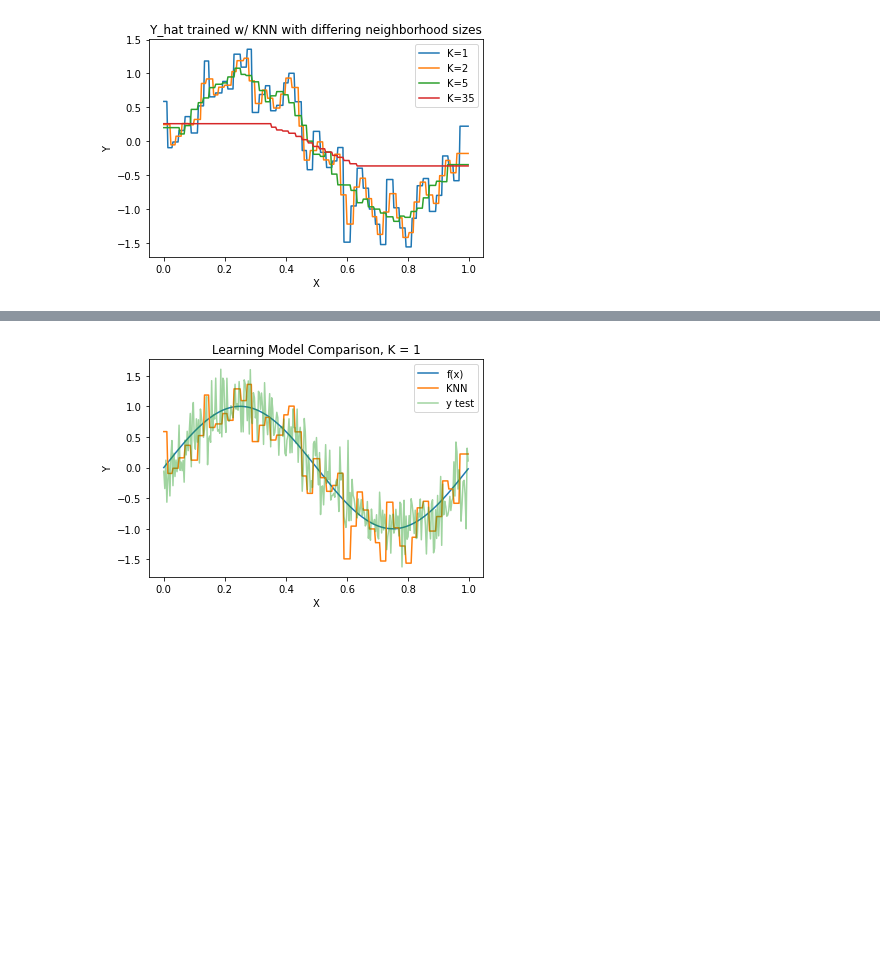
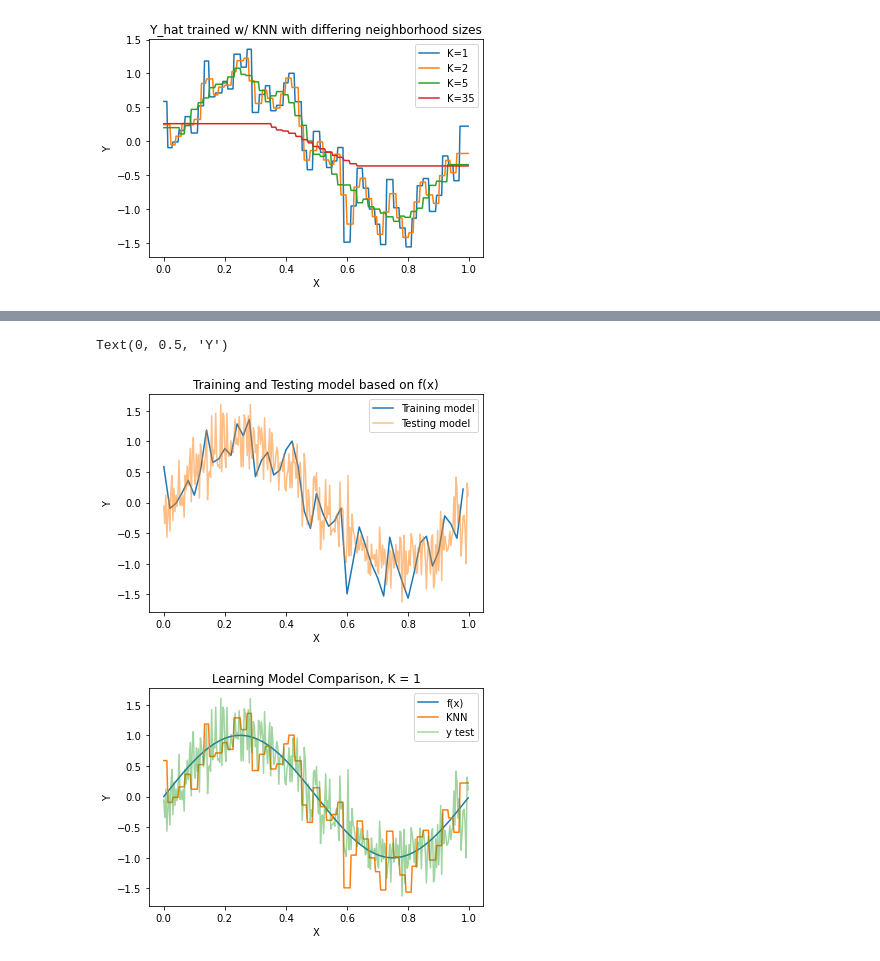
Before and after one commit to axiom9/ECE566_Machine-DeepLearning, a Jupyter notebook: Homework_2/Assignment2_ErrorEvaluations.ipynb, the cells around one changed output, grey strips where cells are left out. Cells and saved outputs as stored; diff of their text form; code cells hidden in the pictures; blank space fills up the shorter version.

```diff
--- a/Homework_2/Assignment2_ErrorEvaluations.ipynb
+++ b/Homework_2/Assignment2_ErrorEvaluations.ipynb
@@ -145,3 +153,13 @@ plt.show()
+# %%
+plt.plot(X_train, y_train)
+plt.plot(X_test, y_test, alpha=0.5)
+plt.legend(['Training model', 'Testing model'])
+plt.title('Training and Testing model based on f(x)')
+plt.xlabel('X')
+plt.ylabel('Y')
+# %% [output]
+Text(0, 0.5, 'Y')
+[figure, added]
 # %%
 def plot_model_comparison(y_hat, k):
     plt.plot(X_test, np.sin(2*np.pi*X_test))
```
Also changed, not shown: parts of 1 cell of this notebook, 10 other files.
